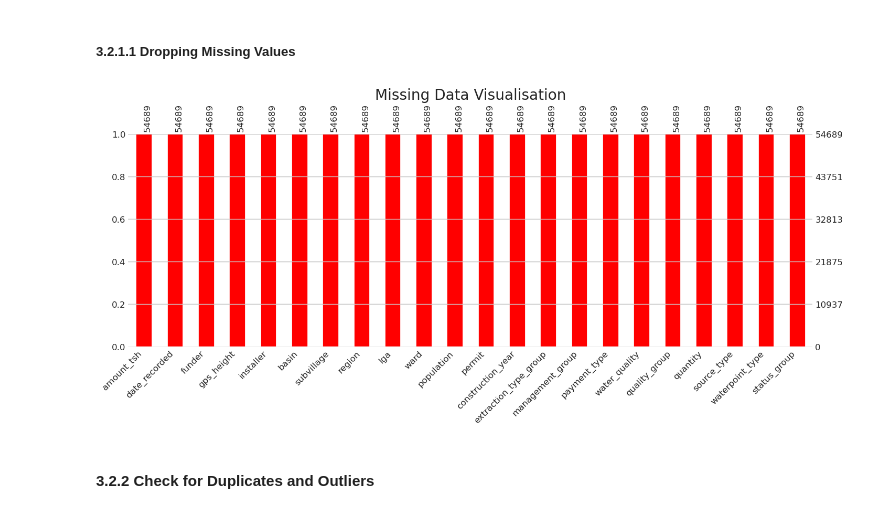
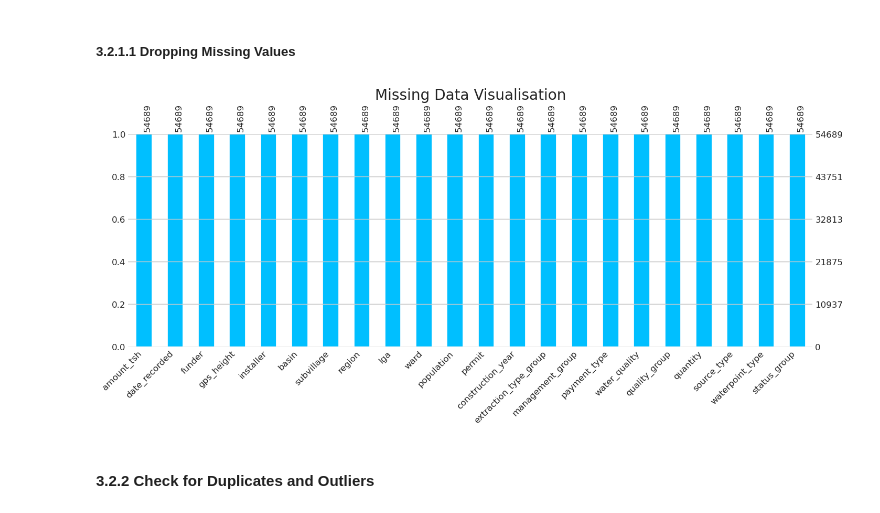
Before and after one commit to Josphatkimani/Tanzania_Water_Wells-Prediction, a Jupyter notebook: wells.ipynb, the cells around one changed output. Cells and saved outputs as stored; diff of their text form; code cells hidden in the pictures.

```diff
--- a/wells.ipynb
+++ b/wells.ipynb
@@ -630,12 +631,12 @@ columns_to_evaluate = ['funder', 'installer', 'subvillage', 'permit']
 new_data = drop_columns_below_threshold(new_data, columns_to_evaluate)
 # %%
 # Visualize the missing values in the new dataset
-msno.bar(new_data, figsize=(15, 5), color='red', fontsize=12)
+msno.bar(new_data, figsize=(15, 5), color='deepskyblue', fontsize=12)  # Changing color to ocean blue
 plt.title("Missing Data Visualisation")
 plt.xticks(rotation=90)
 plt.show()
 # %% [output]
-[figure, old version]
+[figure, new version]
 # %% [markdown]
 #### 3.2.2 Check for Duplicates and Outliers
 # %%
```
Also changed, not shown: parts of 7 cells of this notebook.
